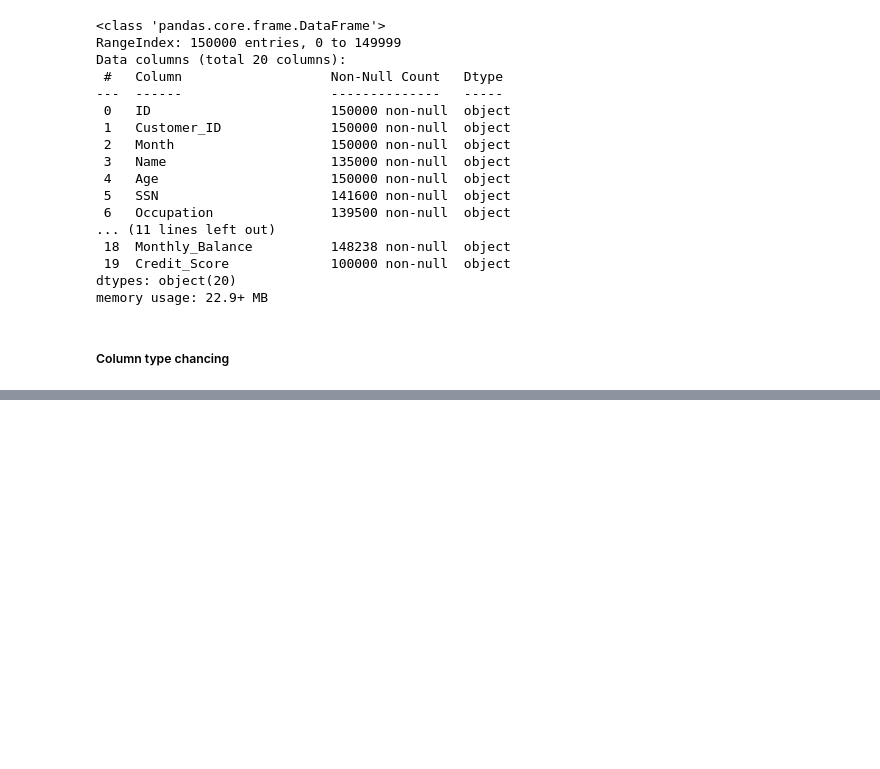
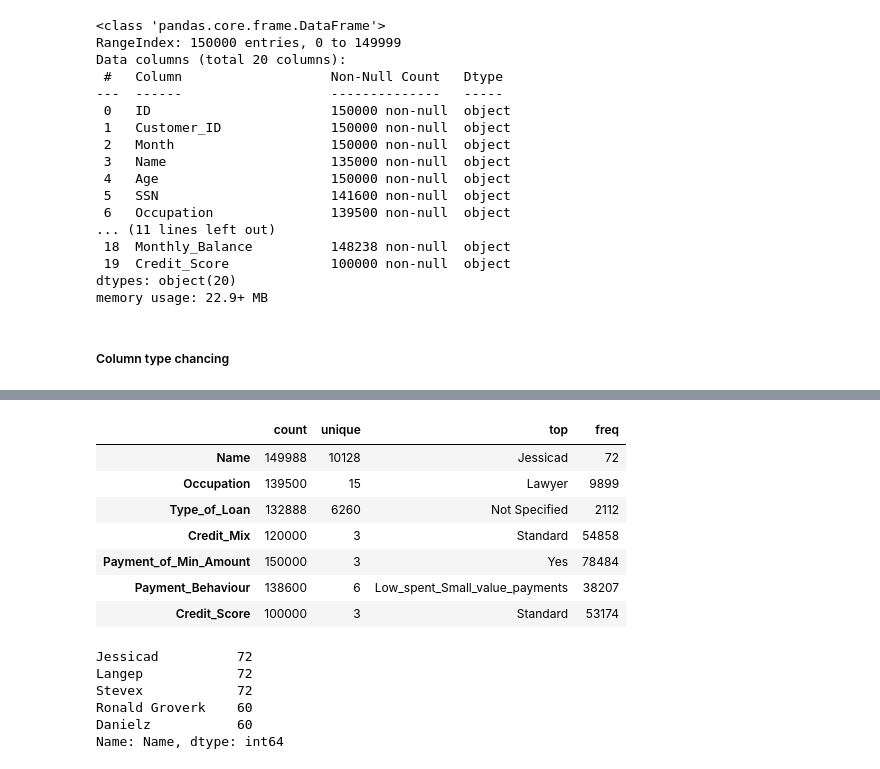
Before and after one commit to masanbasa3k/Credit_Score_ML_Project, a Jupyter notebook: Credit_Score_EDA.ipynb, the cells around one changed output, grey strips where cells are left out. Saved outputs shown, nothing was run; the diff lists cells and outputs as text; code cells hidden in the pictures; blank space fills up the shorter version.

```diff
--- a/Credit_Score_EDA.ipynb
+++ b/Credit_Score_EDA.ipynb
@@ -347,0 +364,10 @@ df['Monthly_Balance'] = df.Monthly_Balance.astype(float)
+# %%
+def Year_Month_converter(date):
+    if pd.notnull(date):
+        data = date.split(' ')
+        year = int(data[0])
+        month = int(data[-2])
+
+        return (year*12)+month
+    else:
+        return date
@@ -347,0 +378,2 @@ df['Monthly_Balance'] = df.Monthly_Balance.astype(float)
+# %%
+df['Credit_History_Age'] = df.Credit_History_Age.apply(lambda x: Year_Month_converter(x)).astype(float)
@@ -347,0 +474,20 @@ df['Monthly_Balance'] = df.Monthly_Balance.astype(float)
+# %%
+df.describe(include='O').T
+# %% [output]
+|  | count | unique | top | freq |
+| Name | 149988 | 10128 | Jessicad | 72 |
+| Occupation | 139500 | 15 | Lawyer | 9899 |
+| Type_of_Loan | 132888 | 6260 | Not Specified | 2112 |
+| Credit_Mix | 120000 | 3 | Standard | 54858 |
+| Payment_of_Min_Amount | 150000 | 3 | Yes | 78484 |
+| Payment_Behaviour | 138600 | 6 | Low_spent_Small_value_payments | 38207 |
+| Credit_Score | 100000 | 3 | Standard | 53174 |
+# %%
+df['Name'].value_counts(dropna=False).head()
+# %% [output]
+Jessicad          72
+Langep            72
+Stevex            72
+Ronald Groverk    60
+Danielz           60
+Name: Name, dtype: int64
```
Also changed, not shown: parts of 9 cells of this notebook.
